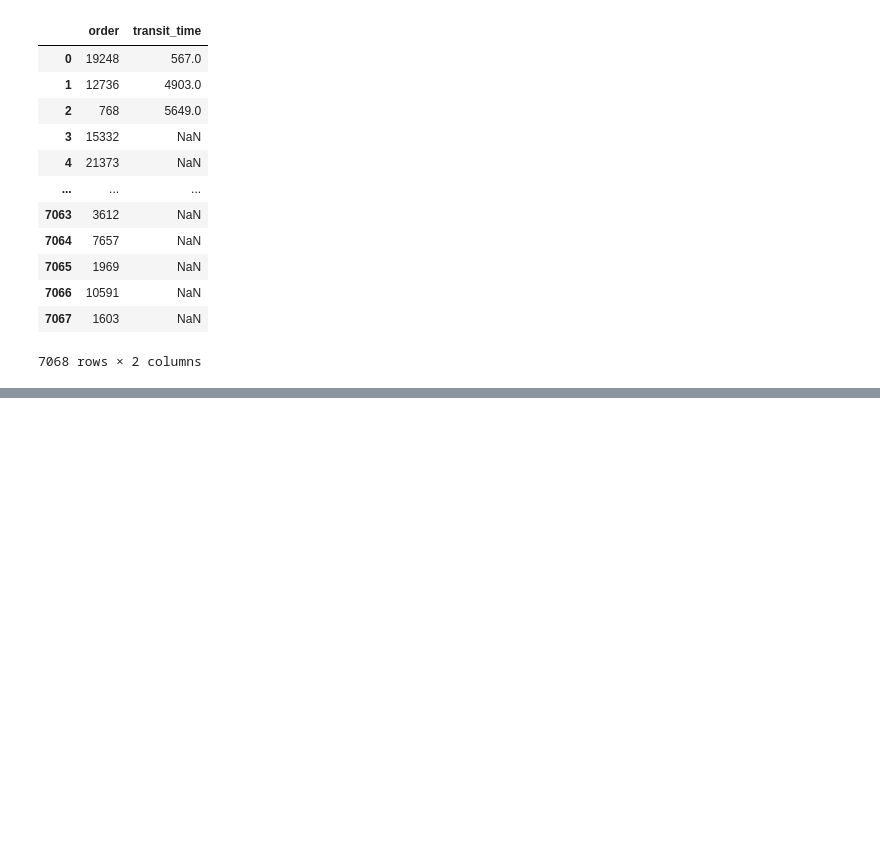
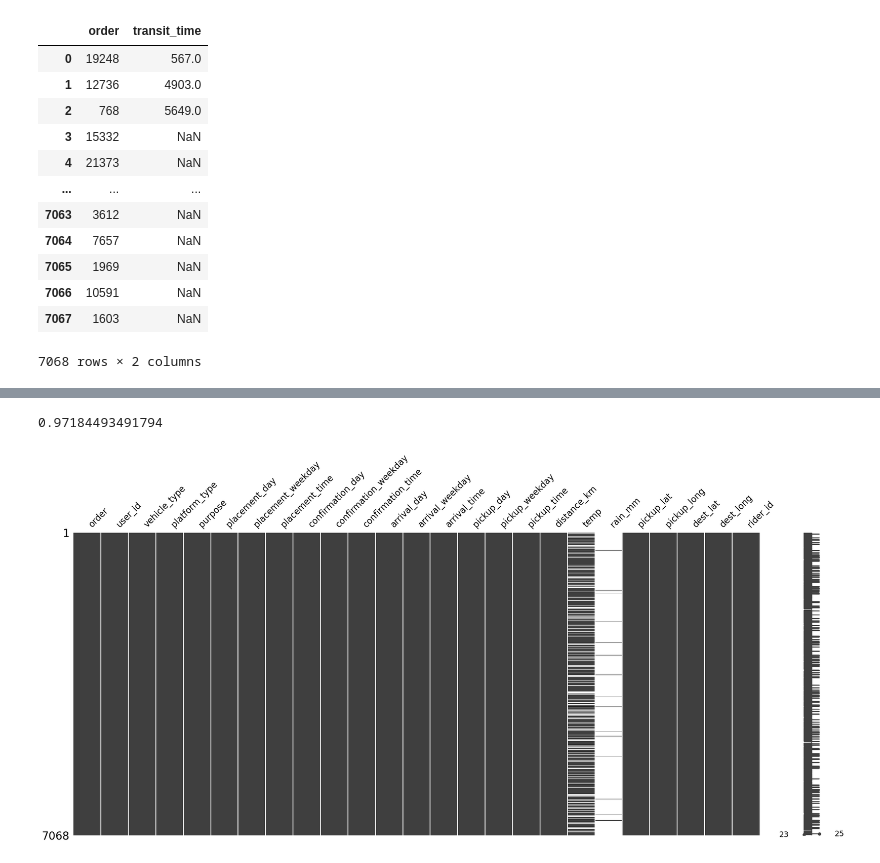
Before and after one commit to nelson-lojo/motor-bi-X, a Jupyter notebook: notebook_Alex.ipynb, the cells around one changed output, grey strips where cells are left out. Saved outputs shown, nothing was run; the diff lists cells and outputs as text; code cells hidden in the pictures; blank space fills up the shorter version.

Commit message:
Processed test data, identified percentages of missingness

```diff
--- a/notebook_Alex.ipynb
+++ b/notebook_Alex.ipynb
@@ -67,0 +89,39 @@ sampsub
+# %%
+test.rename(columns={
+    "Order No": "order",
+    "User Id": "user_id",
+    "Vehicle Type": "vehicle_type",
+    "Platform Type": "platform_type",
+    "Personal or Business": "purpose",
+    "Placement - Day of Month": "placement_day",
+    "Placement - Weekday (Mo = 1)": "placement_weekday",
+    "Placement - Time": "placement_time",
+    "Confirmation - Day of Month": "confirmation_day",
+    "Confirmation - Weekday (Mo = 1)": "confirmation_weekday",
+    "Confirmation - Time": "confirmation_time",
+    "Arrival at Pickup - Day of Month": "arrival_day",
+    "Arrival at Pickup - Weekday (Mo = 1)": "arrival_weekday",
+    "Arrival at Pickup - Time": "arrival_time",
+    "Pickup - Day of Month": "pickup_day",
+    "Pickup - Weekday (Mo = 1)": "pickup_weekday",
+    "Pickup - Time": "pickup_time",
+    "Distance (KM)": "distance_km",
+    "Temperature": "temp",
+    "Precipitation in millimeters": "rain_mm",
+    "Pickup Lat": "pickup_lat",
+    "Pickup Long": "pickup_long",
+    "Destination Lat": "dest_lat",
+    "Destination Long": "dest_long",
+    "Rider Id": "rider_id"
+}, inplace=True)
+
+test.order.replace("Order_No_", " ", regex=True, inplace=True)
+test.user_id.replace("User_Id_", " ", regex=True, inplace=True)
+test.rider_id.replace("Rider_Id_", " ", regex=True, inplace=True)
+
+msno.matrix(test)
+(test.rain_mm.isna().sum())/len(test) # 97% of data missing from rain_mm, we can drop
+tes
+# %% [output]
+0.97184493491794
+[figure, added]
```
Also changed, not shown: parts of 2 cells of this notebook.
